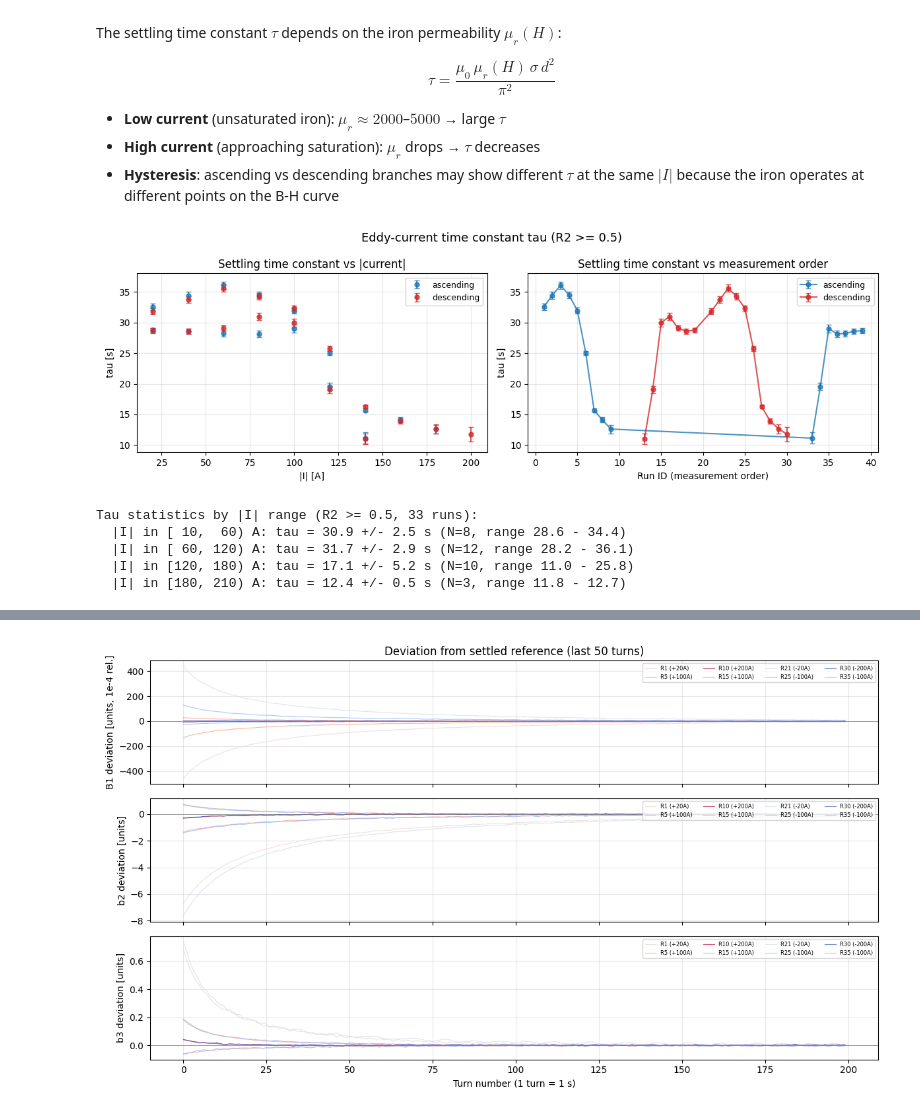
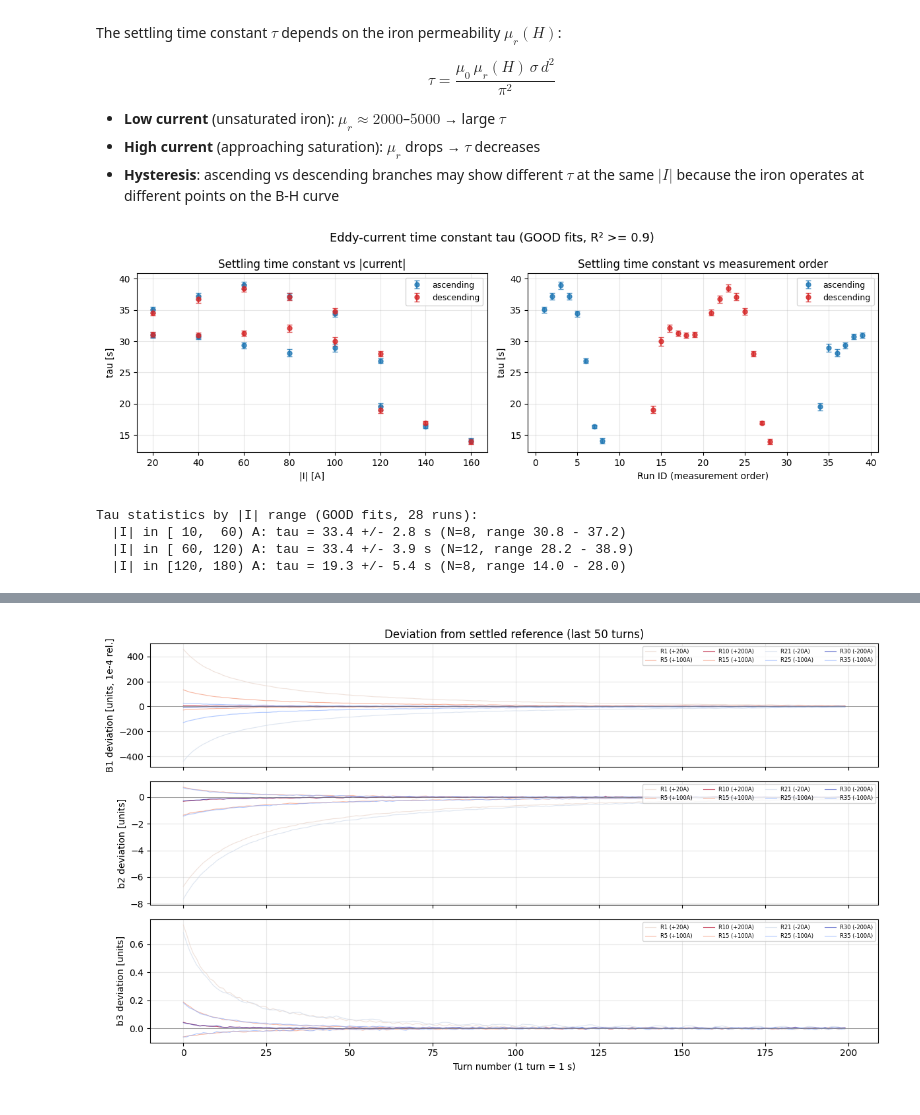
Before and after one commit to albellel/rotating-coil-analyzer, a Jupyter notebook: rotating_coil_analyzer/notebooks/LEAR_MC62/eddy_current/2026-02-11_01_staircase_with_shims.ipynb, the cells around one changed output, grey strips where cells are left out. Drawn from its saved outputs; the diff is of its cells as text; code cells hidden in the pictures.

```diff
--- a/rotating_coil_analyzer/notebooks/LEAR_MC62/eddy_current/2026-02-11_01_staircase_with_shims.ipynb
+++ b/rotating_coil_analyzer/notebooks/LEAR_MC62/eddy_current/2026-02-11_01_staircase_with_shims.ipynb
@@ -58,7 +81,7 @@ DRIFT_MODE = "legacy"
 MIN_B1_T   = 1e-6           # warm dipole: lower threshold for ok_main
 
 # ── Sign convention ───────────────────────────────────────────────────
-FLIP_FIELD_SIGN = True      # True = flip sign of all Tesla columns
+FLIP_FIELD_SIGN = False      # True = flip sign of all Tesla columns
 
 # ── Settling analysis parameters ─────────────────────────────────────
 N_SETTLED       = 50        # last N turns used as "settled" reference
@@ -522,47 +520,48 @@ ax = axes[0]
 for branch, col in branch_colors.items():
     mask = df_fits["branch"] == branch
     if mask.any():
-        ax.errorbar(df_fits.loc[mask, "abs_I"], df_fits.loc[mask, "tau"],
-                    yerr=df_fits.loc[mask, "tau_err"],
+        tau_s = df_fits.loc[mask, "tau"] * T_PER_TURN
+        ax.errorbar(df_fits.loc[mask, "abs_I"], tau_s,
+                    yerr=df_fits.loc[mask, "tau_err_s"],
                     fmt="o", color=col, ms=5, capsize=3, alpha=0.8,
                     label=branch)
 ax.set_xlabel("|I| [A]")
 ax.set_ylabel("tau [s]")
 ax.set_title("Settling time constant vs |current|")
 ax.legend(fontsize=9)
 
 # (b) tau vs run order
 ax = axes[1]
 for branch, col in branch_colors.items():
     mask = df_fits["branch"] == branch
     if mask.any():
-        ax.errorbar(df_fits.loc[mask, "run_id"], df_fits.loc[mask, "tau"],
-                    yerr=df_fits.loc[mask, "tau_err"],
-                    fmt="o-", color=col, ms=5, capsize=3, alpha=0.8,
+        tau_s = df_fits.loc[mask, "tau"] * T_PER_TURN
+        ax.errorbar(df_fits.loc[mask, "run_id"], tau_s,
+                    yerr=df_fits.loc[mask, "tau_err_s"],
+                    fmt="o", color=col, ms=5, capsize=3, alpha=0.8,
                     label=branch)
 ax.set_xlabel("Run ID (measurement order)")
 ax.set_ylabel("tau [s]")
 ax.set_title("Settling time constant vs measurement order")
 ax.legend(fontsize=9)
 
-fig.suptitle(f"Eddy-current time constant tau (R2 >= {MIN_R2})", fontsize=13)
+fig.suptitle("Eddy-current time constant tau (GOOD fits, R² >= 0.9)", fontsize=13)
 fig.tight_layout()
 plt.show()
 
 # Print statistics by current range
-print(f"\nTau statistics by |I| range (R2 >= {MIN_R2}, {len(df_fits)} runs):")
+print(f"\nTau statistics by |I| range (GOOD fits, {len(df_fits)} runs):")
 for lo, hi in [(10, 60), (60, 120), (120, 180), (180, 210)]:
     mask = (df_fits["abs_I"] >= lo) & (df_fits["abs_I"] < hi)
     if mask.any():
-        tau_vals = df_fits.loc[mask, "tau"]
+        tau_vals = df_fits.loc[mask, "tau"] * T_PER_TURN
         print(f"  |I| in [{lo:3d}, {hi:3d}) A: "
               f"tau = {tau_vals.mean():.1f} +/- {tau_vals.std():.1f} s "
               f"(N={mask.sum()}, range {tau_vals.min():.1f} - {tau_vals.max():.1f})")
 # %% [output]
-[figure, old version]
+[figure, new version]
-Tau statistics by |I| range (R2 >= 0.5, 33 runs):
-  |I| in [ 10,  60) A: tau = 30.9 +/- 2.5 s (N=8, range 28.6 - 34.4)
-  |I| in [ 60, 120) A: tau = 31.7 +/- 2.9 s (N=12, range 28.2 - 36.1)
-  |I| in [120, 180) A: tau = 17.1 +/- 5.2 s (N=10, range 11.0 - 25.8)
-  |I| in [180, 210) A: tau = 12.4 +/- 0.5 s (N=3, range 11.8 - 12.7)
+Tau statistics by |I| range (GOOD fits, 28 runs):
+  |I| in [ 10,  60) A: tau = 33.4 +/- 2.8 s (N=8, range 30.8 - 37.2)
+  |I| in [ 60, 120) A: tau = 33.4 +/- 3.9 s (N=12, range 28.2 - 38.9)
+  |I| in [120, 180) A: tau = 19.3 +/- 5.4 s (N=8, range 14.0 - 28.0)
 # %% [markdown]
```
Also changed, not shown: parts of 14 cells of this notebook, 23 other files.
